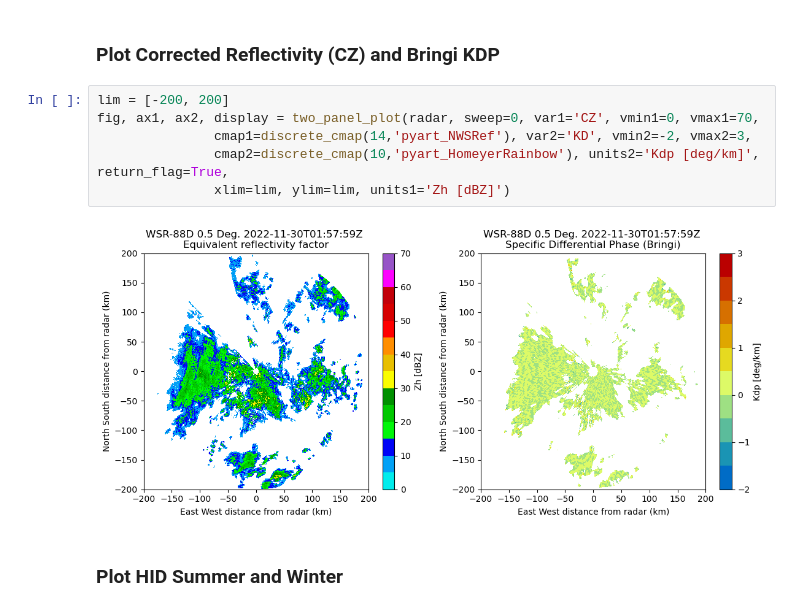
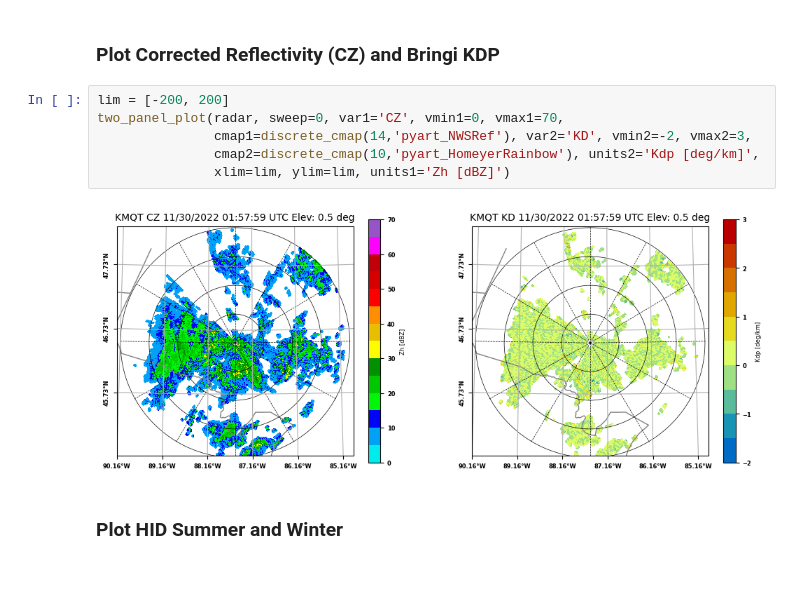
Before and after one commit to GPM-GV/GVradar, a Jupyter notebook: notebooks/New_Processing_KMQT.ipynb, the cells around one changed output. Saved outputs shown, nothing was run; the diff lists cells and outputs as text; blank space fills up the shorter version.

```diff
--- a/notebooks/New_Processing_KMQT.ipynb
+++ b/notebooks/New_Processing_KMQT.ipynb
@@ -240,12 +242,12 @@ dict_keys(['DZ', 'DR', 'PH', 'RH', 'VR', 'SD', 'KD', 'CZ', 'ZZ', 'FS', 'FW', 'RC
 ### Plot Corrected Reflectivity (CZ) and Bringi KDP
 # %%
 lim = [-200, 200]
-fig, ax1, ax2, display = two_panel_plot(radar, sweep=0, var1='CZ', vmin1=0, vmax1=70,
+two_panel_plot(radar, sweep=0, var1='CZ', vmin1=0, vmax1=70,
                cmap1=discrete_cmap(14,'pyart_NWSRef'), var2='KD', vmin2=-2, vmax2=3,
-               cmap2=discrete_cmap(10,'pyart_HomeyerRainbow'), units2='Kdp [deg/km]', return_flag=True,
+               cmap2=discrete_cmap(10,'pyart_HomeyerRainbow'), units2='Kdp [deg/km]',
                xlim=lim, ylim=lim, units1='Zh [dBZ]')
 # %% [output]
-[figure, old version]
+[figure, new version]
 # %% [markdown]
 ### Plot HID Summer and Winter
 # %%
```
Also changed, not shown: parts of 7 cells of this notebook, 2 other files.
